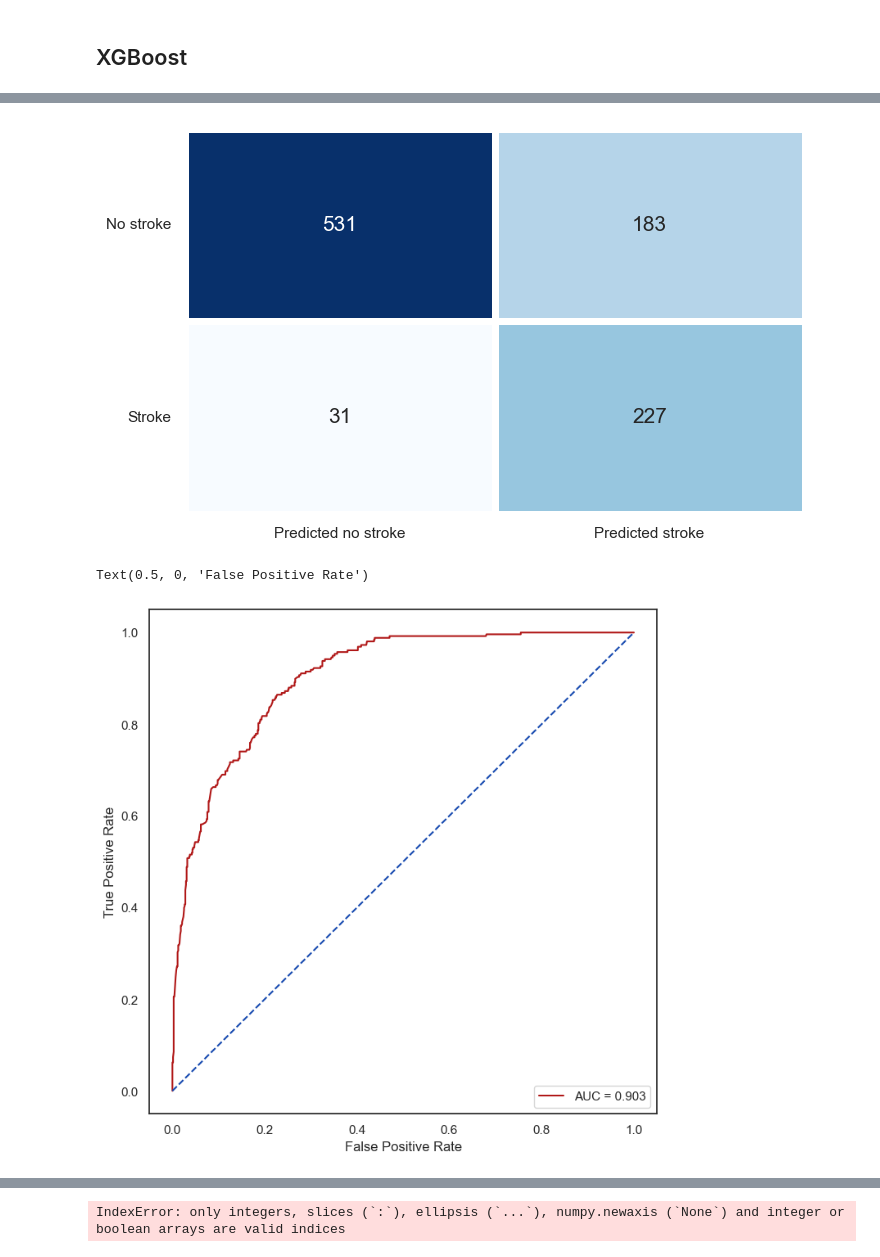
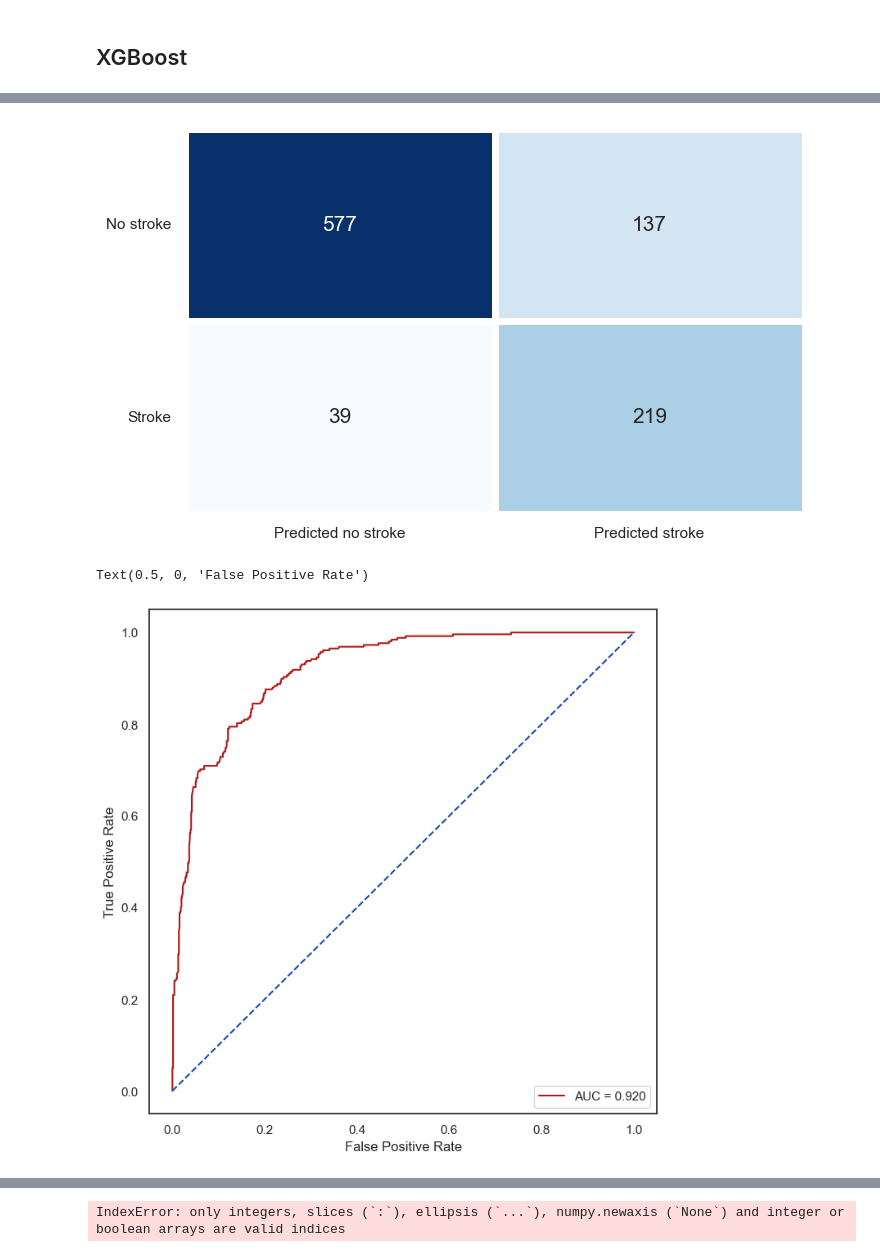
Before and after one commit to hoandkjxhbfhk/stroke-predict, a Jupyter notebook: model.ipynb, the cells around one changed output, grey strips where cells are left out. Cells and saved outputs as stored; diff of their text form; code cells hidden in the pictures.

```diff
--- a/model.ipynb
+++ b/model.ipynb
@@ -729,13 +733,13 @@ grid_models = [
      [{'learning_rate': [0.01, 0.05, 0.1], 'eval_metric': ['error'], 'max_depth': [3, 5, 7]}])
 ]
 # %%
-for i,j in grid_models:
-    grid = GridSearchCV(estimator=i,param_grid = j, scoring = 'f1',cv = 10)
-    grid.fit(x_train_res, y_train_res)
-    best_accuracy = grid.best_score_
-    best_param = grid.best_params_
-    print('{}:\nBest Accuracy : {:.2f}%'.format(i,best_accuracy*100))
-    print('Best Parameters : ',best_param)
-    print('')
-    print('----------------')
-    print('')
+# for i,j in grid_models:
+#     grid = GridSearchCV(estimator=i,param_grid = j, scoring = 'f1',cv = 10)
+#     grid.fit(x_train_res, y_train_res)
+#     best_accuracy = grid.best_score_
+#     best_param = grid.best_params_
+#     print('{}:\nBest Accuracy : {:.2f}%'.format(i,best_accuracy*100))
+#     print('Best Parameters : ',best_param)
+#     print('')
+#     print('----------------')
+#     print('')
@@ -877,7 +881,7 @@ weighted avg       0.85      0.81      0.82       972
 ## XGBoost <a id="11.2"></a>
 # %%
 #Fitting XGBClassifier Model
-classifier = XGBClassifier(eval_metric= 'error', learning_rate= 0.1,max_depth=1)
+classifier = XGBClassifier(eval_metric= 'error', learning_rate= 0.1,max_depth=2)
 classifier.fit(x_train_res, y_train_res)
 # y_pred = classifier.predict(x_test)
 # y_prob = classifier.predict_proba(x_test)[:,1]
@@ -944,5 +948,5 @@ Accuracy Score:  0.779835390946502
 [figure]
 Text(0.5, 0, 'False Positive Rate')
-[figure, old version]
+[figure, new version]
 # %%
 # Lấy các chỉ số của các trường hợp FP và FN
```
Also changed, not shown: parts of 19 cells of this notebook.
